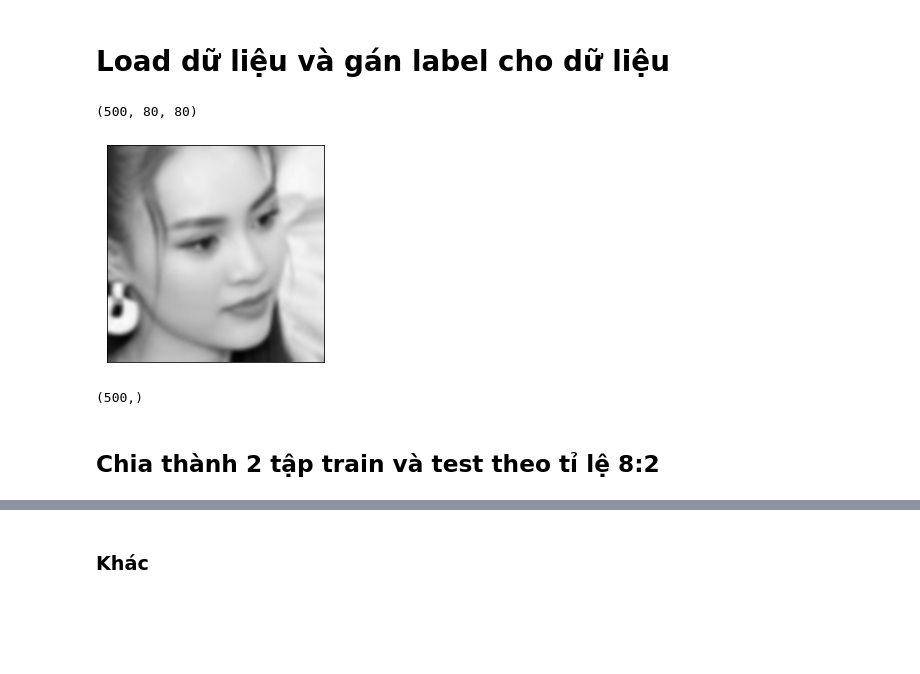
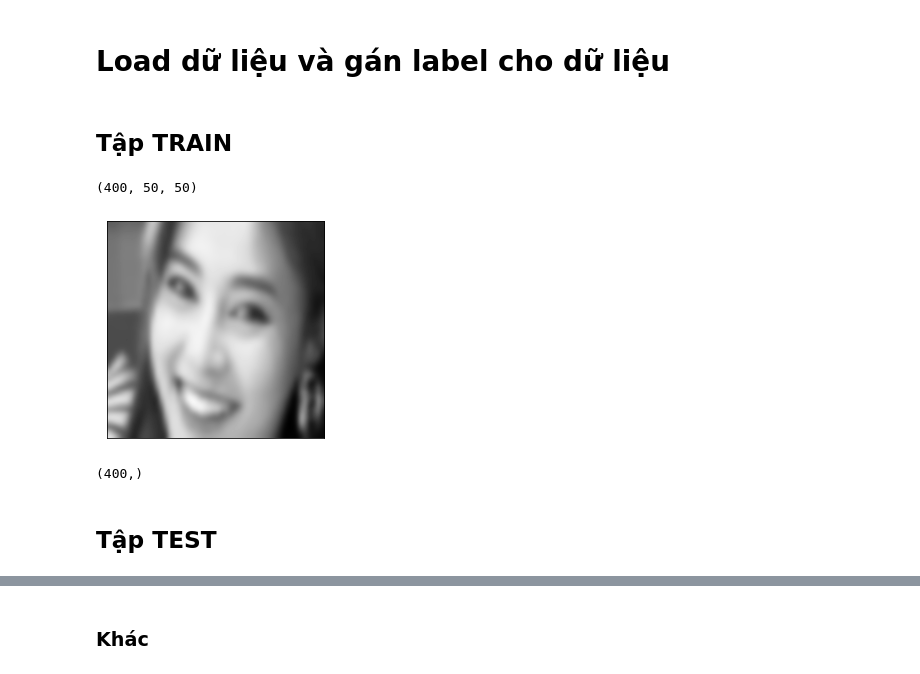
Before and after one commit to kangdoung/CS114.K21, a Jupyter notebook: Do_an_cuoi_ky/Classify_face_celeb_svc_and_cnn.ipynb, the cells around one changed output, grey strips where cells are left out. Saved outputs shown, nothing was run; the diff lists cells and outputs as text; code cells hidden in the pictures; blank space fills up the shorter version.

```diff
--- a/Do_an_cuoi_ky/Classify_face_celeb_svc_and_cnn.ipynb
+++ b/Do_an_cuoi_ky/Classify_face_celeb_svc_and_cnn.ipynb
@@ -13,13 +13,3 @@ import pandas as pd
 import cv2 #open cv
 import os
 import matplotlib.pyplot as plt
-# %%
-# scaling all images to 80 * 80 using OpenCV resize function
-i = 0
-for imgfolder in os.listdir('drive/My Drive/Data_No_Aug/ML/'):
-    for filename in os.listdir('drive/My Drive/Data_No_Aug/ML/' + imgfolder):
-        filename = 'drive/My Drive/Data_No_Aug/ML/' + imgfolder+ '/'+ filename
-        img=cv2.imread(filename,0)
-        img = cv2.resize(img, (80,80), interpolation = cv2.INTER_AREA)
-        print(i)
-        i+=1
@@ -44,33 +16,33 @@ for imgfolder in os.listdir('drive/My Drive/Data_No_Aug/ML/'):
 # %% [markdown]
 # Load dữ liệu và gán label cho dữ liệu
+# %% [markdown]
+## Tập TRAIN
 # %%
 # building an array of images and finding its shape.
-Images = []
-for imgfolder in os.listdir('drive/My Drive/Data_No_Aug/ML/'):
-    for filename in os.listdir('drive/My Drive/Data_No_Aug/ML/' + imgfolder):
-        filename = 'drive/My Drive/Data_No_Aug/ML/' + imgfolder + '/' + filename
+Images_train = []
+for imgfolder in os.listdir('drive/My Drive/Data_No_Aug/ML/Train/'):
+    for filename in os.listdir('drive/My Drive/Data_No_Aug/ML/Train/' + imgfolder):
+        filename = 'drive/My Drive/Data_No_Aug/ML/Train/' + imgfolder + '/' + filename
         #print(filename)
         img = cv2.imread(filename,0)
-        img = cv2.resize(img, (80,80), interpolation = cv2.INTER_AREA)
-        Images.append(img)
-Images = np.asarray(Images)
-Images.shape
+        img = cv2.resize(img, (50,50), interpolation = cv2.INTER_AREA)
+        Images_train.append(img)
+Images_train = np.asarray(Images_train)
+Images_train.shape
 # %% [output]
-(500, 80, 80)
+(400, 50, 50)
 # %%
-plt.imshow(Images[10], cmap = 'gray', interpolation = 'bicubic')
-plt.xticks([]), plt.yticks([])  # to hide tick values on X and Y axis
+plt.imshow(Images_train[10], cmap = 'gray', interpolation = 'bicubic')
+plt.xticks([]), plt.yticks([])
 plt.show()
 # %% [output]
-[figure, old version]
+[figure, new version]
 # %%
-label = []
-for imgfolder in os.listdir('drive/My Drive/Data_No_Aug/ML/'):
-    for filename in os.listdir('drive/My Drive/Data_No_Aug/ML/' + imgfolder):
-        label.append(imgfolder)
-label = np.asarray(label)
-label.shape
+label_train = []
+for imgfolder in os.listdir('drive/My Drive/Data_No_Aug/ML/Train/'):
+    for filename in os.listdir('drive/My Drive/Data_No_Aug/ML/Train/' + imgfolder):
+        label_train.append(imgfolder)
+label_train = np.asarray(label_train)
+label_train.shape
 # %% [output]
-(500,)
+(400,)
-# %% [markdown]
-## Chia thành 2 tập train và test theo tỉ lệ 8:2
@@ -80,0 +49,2 @@ x_train, x_test, y_train, y_test = train_test_split(Images, label, test_size = 0
+# %% [markdown]
+## Tập TEST
```
Also changed, not shown: parts of 27 cells of this notebook.
